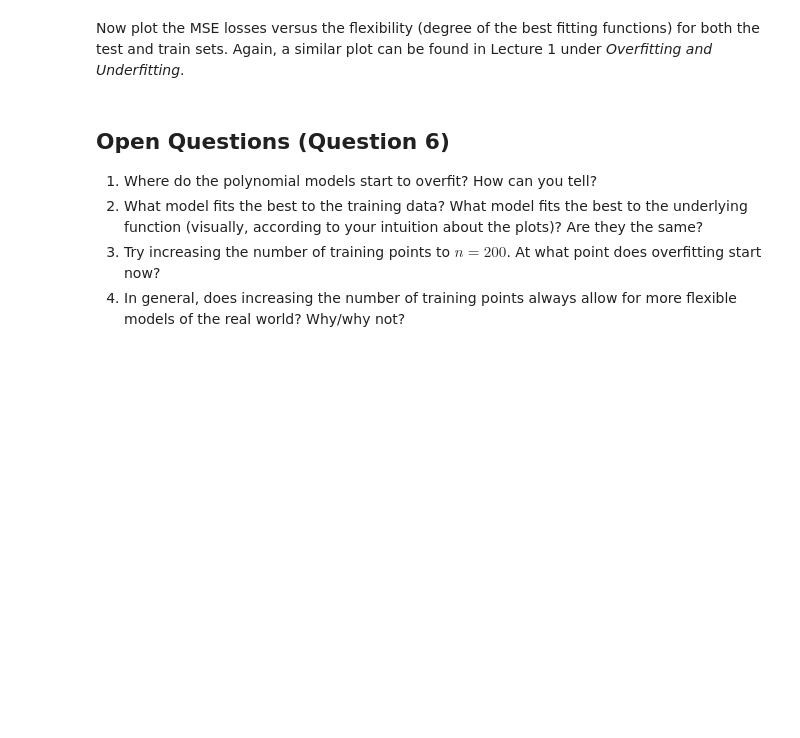
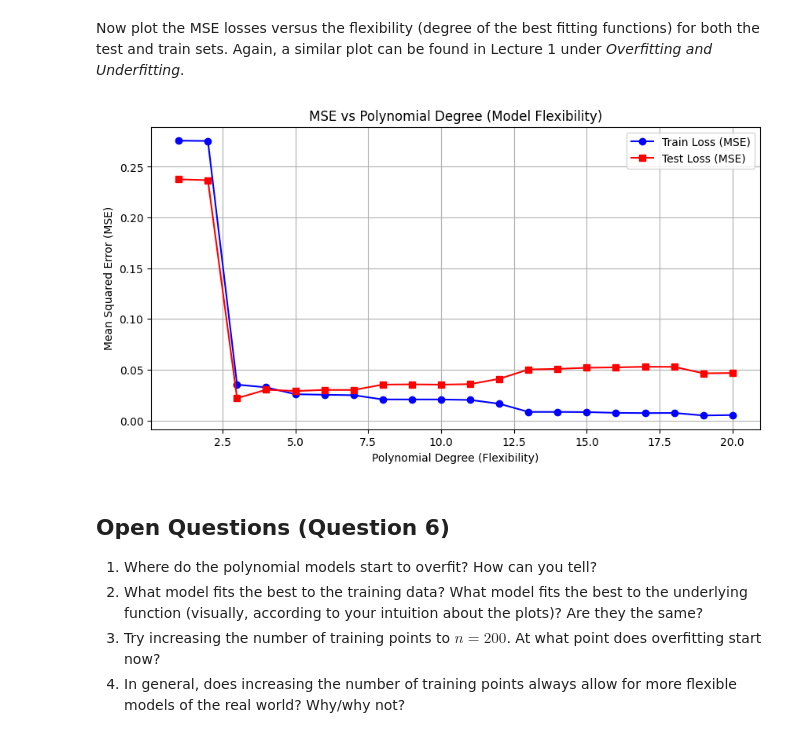
Before and after one commit to Nash-Foggitt/TMDL-NASH-FOGGITT, a Jupyter notebook: TMDL_2024_25_Assignment1_NashFoggitt.ipynb, the cells around one changed output. Saved outputs shown, nothing was run; the diff lists cells and outputs as text; code cells hidden in the pictures; blank space fills up the shorter version.

```diff
--- a/TMDL_2024_25_Assignment1_NashFoggitt.ipynb
+++ b/TMDL_2024_25_Assignment1_NashFoggitt.ipynb
@@ -398,3 +511,31 @@ Now plot the MSE losses versus the flexibility (degree of the best fitting funct
+# %%
+#import of package for plotting
+import matplotlib.pyplot as plt
+
+#extract data from dataframe
+degrees = df_poly_results["degree"]
+train_losses = df_poly_results["train_loss"]
+test_losses = df_poly_results["test_loss"]
+
+#set lines to plot
+plt.figure(figsize=(10, 5))
+plt.plot(degrees, train_losses, label="Train Loss (MSE)", marker="o", color="blue")
+plt.plot(degrees, test_losses, label="Test Loss (MSE)", marker="s", color="red")
+
+#labels
+plt.xlabel("Polynomial Degree (Flexibility)")
+plt.ylabel("Mean Squared Error (MSE)")
+plt.title("MSE vs Polynomial Degree (Model Flexibility)")
+
+#use the below code if you prefer it
+#plt.yscale("log")
+
+#plot graph
+plt.grid()
+plt.legend()
+plt.show()
+# %% [output]
+[figure, added]
 # %% [markdown]
 ## Open Questions (Question 6)
 1. Where do the polynomial models start to overfit? How can you tell?
```
Also changed, not shown: parts of 15 cells of this notebook.
